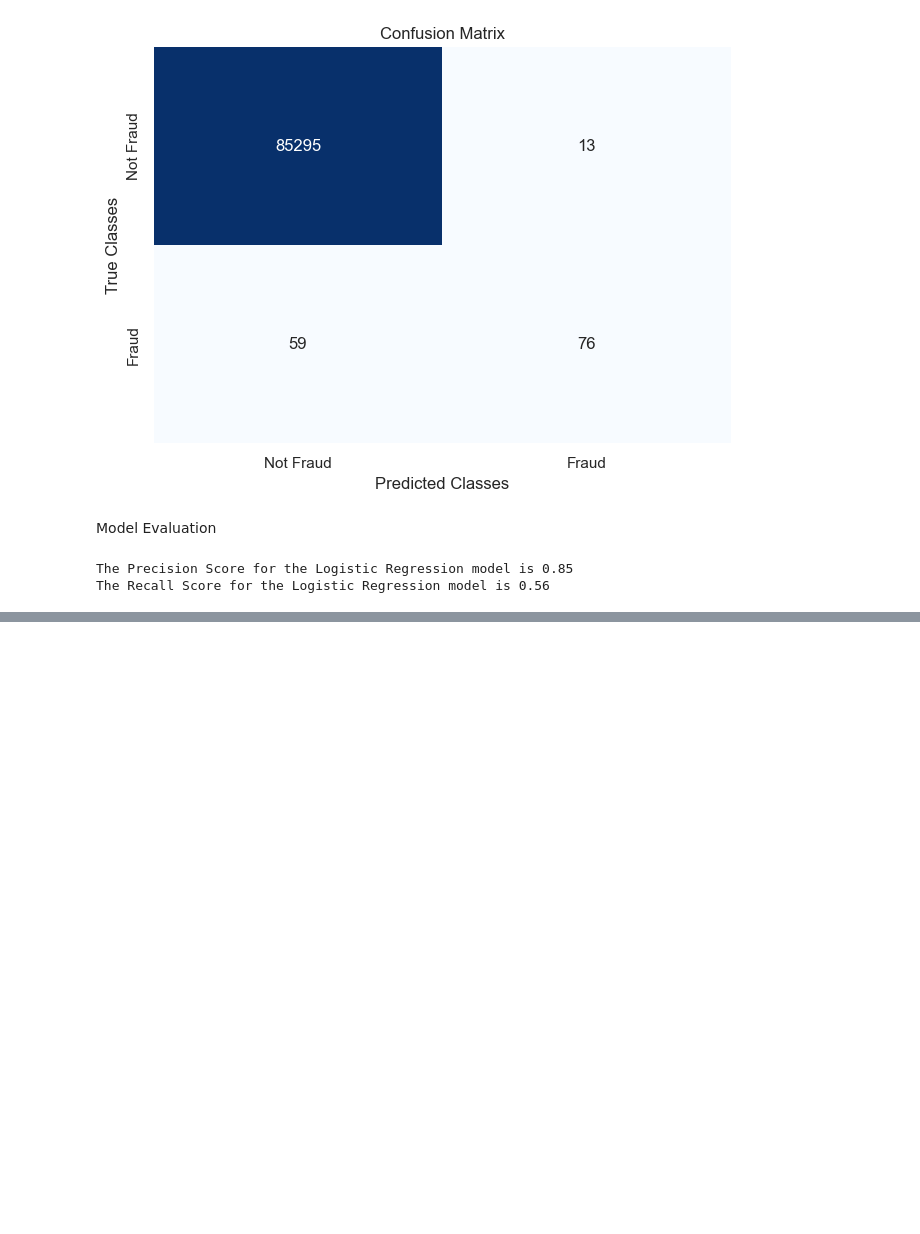
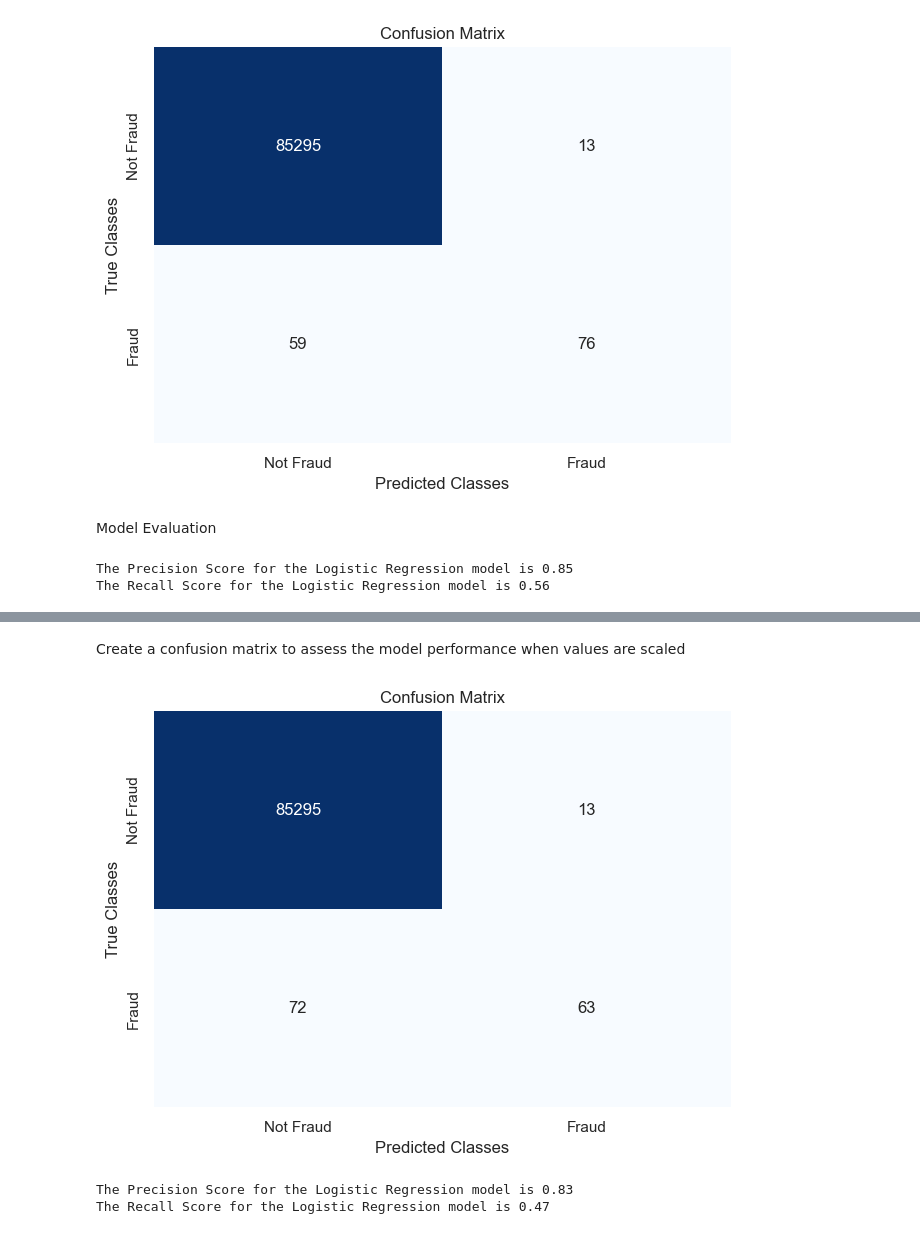
Before and after one commit to Taylor-Omondi-Odhiambo/Machine-Learning-Practice, a Jupyter notebook: FraudDetection/eda.ipynb, the cells around one changed output, grey strips where cells are left out. Drawn from its saved outputs; the diff is of its cells as text; code cells hidden in the pictures; blank space fills up the shorter version.

```diff
--- a/FraudDetection/eda.ipynb
+++ b/FraudDetection/eda.ipynb
@@ -192,0 +285,25 @@ The Recall Score for the Logistic Regression model is 0.56
+# %%
+predictions2 = model2.predict(X_test_scaled)
+# %% [markdown]
+Create a confusion matrix to assess the model performance when values are scaled
+# %%
+
+matrix2 = confusion_matrix(Y_test_2,predictions2)
+
+matrix2_dataframe = pd.DataFrame(matrix2, index = class_names, columns = class_names)
+
+sns.heatmap(matrix2_dataframe, annot = True, cbar = None, fmt = "g", cmap = "Blues")
+
+plt.title("Confusion Matrix"); plt.tight_layout()
+plt.ylabel("True Classes"), plt.xlabel("Predicted Classes")
+plt.show()
+# %% [output]
+[figure, added]
+# %%
+precision2 = round(precision_score(Y_test_2, predictions2),2)
+print(f"The Precision Score for the Logistic Regression model is {precision2}")
+recall2 = round(recall_score(Y_test_2, predictions2),2)
+print(f"The Recall Score for the Logistic Regression model is {recall2}")
+# %% [output]
+The Precision Score for the Logistic Regression model is 0.83
+The Recall Score for the Logistic Regression model is 0.47
```
Also changed, not shown: parts of 11 cells of this notebook.
